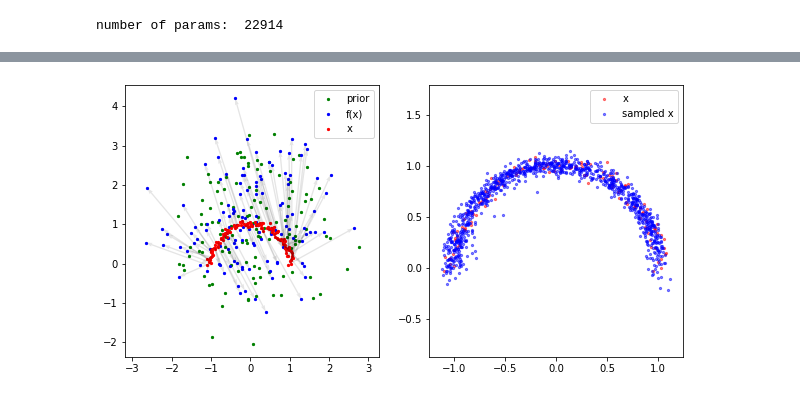
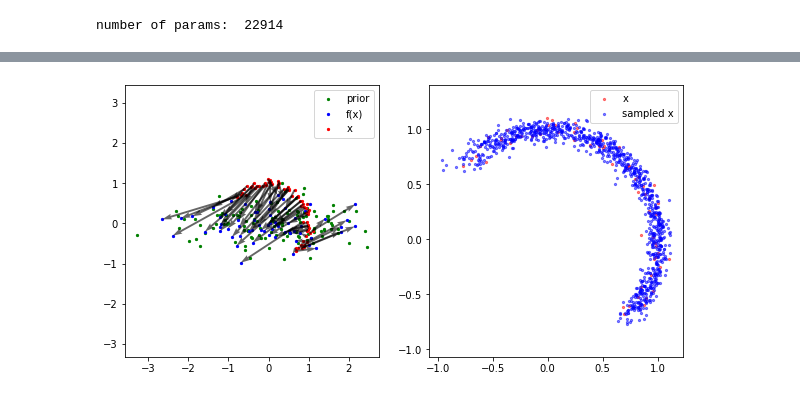
Before and after one commit to KeAWang/pytorch-normalizing-flows, a Jupyter notebook: nflib1.ipynb, the cells around one changed output, grey strips where cells are left out. Drawn from its saved outputs; the diff is of its cells as text; code cells hidden in the pictures.

```diff
--- a/nflib1.ipynb
+++ b/nflib1.ipynb
@@ -73,6 +73,11 @@ class DatasetMoon:
         if noise is not None:
             X += generator.normal(scale=noise, size=X.shape)
 
+        # rotate
+        c, s = np.cos(3.1415926/4), np.sin(3.1415926/4)
+        X = X @ np.array([[c, -s],
+                          [s,  c]])
+
         return X, y
 
     def sample(self, n):
@@ -188,7 +193,7 @@ class PPCA(torch.distributions.Distribution, torch.nn.Module):
 # construct a model
 #prior = MultivariateNormal(torch.zeros(2), torch.eye(2))
 # prior = TransformedDistribution(Uniform(torch.zeros(2), torch.ones(2)), SigmoidTransform().inv) # Logistic distribution
-prior = PPCA(2, 2)
+prior = PPCA(2, 1)
 
 # RealNVP
 flows = [AffineHalfFlow(dim=2, parity=i%2) for i in range(9)]
@@ -295,29 +319,29 @@ for k in range(1000):
 # %%
 model.eval()
 
-x = d.sample(128)
+x = d.sample(64)
 zs, prior_logprob, log_det = model(x)
 z = zs[-1]
 
 x = x.detach().numpy()
 z = z.detach().numpy()
 p = model.prior.sample([128])
 plt.figure(figsize=(10,5))
 plt.subplot(121)
 plt.scatter(p[:,0], p[:,1], c='g', s=5)
 plt.scatter(z[:,0], z[:,1], c='b', s=5)
 plt.scatter(x[:,0], x[:,1], c='r', s=5)
-plt.quiver(x[:,0], x[:,1], z[:,0] - x[:,0], z[:,1] - x[:,1], units='xy', scale=1, alpha=0.1)
+plt.quiver(x[:,0], x[:,1], z[:,0] - x[:,0], z[:,1] - x[:,1], units='xy', scale=1, alpha=0.6)
 plt.legend(['prior', 'f(x)', 'x'])
 plt.axis('equal')
 
 xs_sampled = model.sample(128*8)
 x_sampled = xs_sampled[-1]
 x_sampled = x_sampled.detach().numpy()
 plt.subplot(122)
 plt.scatter(x[:,0], x[:,1], c='r', s=5, alpha=0.5)
 plt.scatter(x_sampled[:,0], x_sampled[:,1], c='b', s=5, alpha=0.5)
 plt.legend(['x', 'sampled x'])
 plt.axis('equal');
 # %% [output]
-[figure, old version]
+[figure, new version]
```
Also changed, not shown: parts of 11 cells of this notebook.
